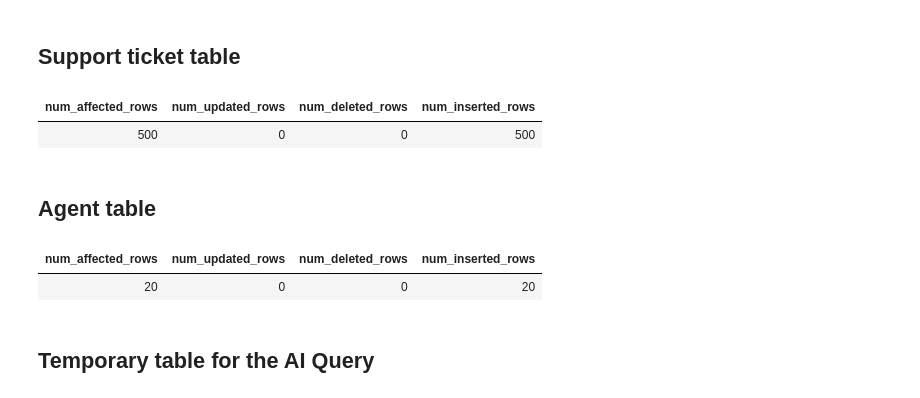
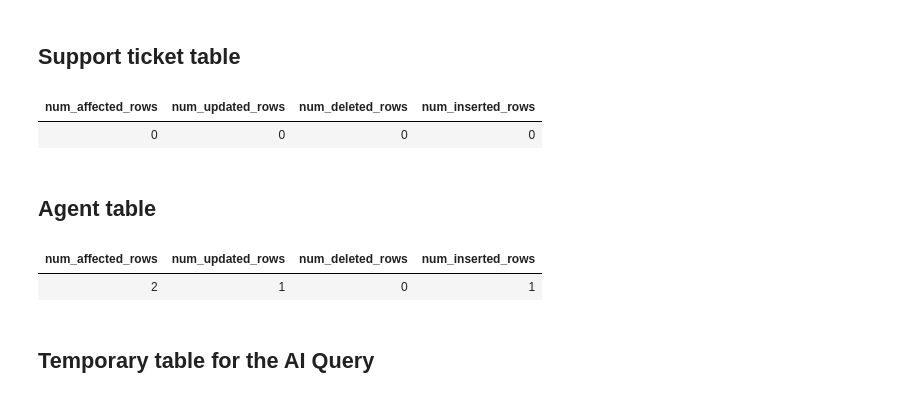
Before and after one commit to nimer03/databricks_demo, a Jupyter notebook: notebooks/customer_service_silver.ipynb, the cells around one changed output. Drawn from its saved outputs; the diff is of its cells as text; code cells hidden in the pictures.

```diff
--- a/notebooks/customer_service_silver.ipynb
+++ b/notebooks/customer_service_silver.ipynb
@@ -581,36 +567,38 @@ USING (
 ) b
 ON
     s.ticket_id = b.ticket_id
-WHEN MATCHED THEN UPDATE SET *
+WHEN MATCHED AND sha1(concat_ws('|', b.timestamp_created, b.timestamp_closed, b.subject, b.description, b.priority, b.status)) !=
+                 sha1(concat_ws('|', s.timestamp_created, s.timestamp_closed, s.subject, s.description, s.priority, s.status)) THEN UPDATE SET *
 WHEN NOT MATCHED THEN INSERT *;
 # %% [output]
 | num_affected_rows | num_updated_rows | num_deleted_rows | num_inserted_rows |
-| 500 | 0 | 0 | 500 |
+| 0 | 0 | 0 | 0 |
 # %% [markdown]
 ## Agent table
 # %%
 MERGE INTO
     agent s
 USING (
     SELECT
         a.agent_id,
         SUBSTRING(a.agent_name, 1, POSITION(' ' IN a.agent_name) - 1) AS first_name,
         SUBSTRING(a.agent_name, POSITION(' ' IN a.agent_name) + 1) AS last_name,
         TO_DATE(a.employment_date) AS employment_date,
         a.experience_level,
         CAST(a.monthly_salary_eur AS int) AS monthly_salary_eur
     FROM
         agent_bronze a
     QUALIFY
         row_number() OVER (PARTITION BY a.agent_id ORDER BY a.ingestion_time DESC) = 1
 ) b
 ON
     s.agent_id = b.agent_id
-WHEN MATCHED THEN UPDATE SET *
+WHEN MATCHED AND sha1(concat_ws('|', b.first_name, b.last_name, b.employment_date, b.experience_level, b.monthly_salary_eur)) !=
+                 sha1(concat_ws('|', s.first_name, s.last_name, s.employment_date, s.experience_level, s.monthly_salary_eur)) THEN UPDATE SET *
 WHEN NOT MATCHED THEN INSERT *;
 # %% [output]
 | num_affected_rows | num_updated_rows | num_deleted_rows | num_inserted_rows |
-| 20 | 0 | 0 | 20 |
+| 2 | 1 | 0 | 1 |
 # %% [markdown]
 ## Temporary table for the AI Query
 # %%
```
Also changed, not shown: parts of 6 cells of this notebook, 6 other files.
